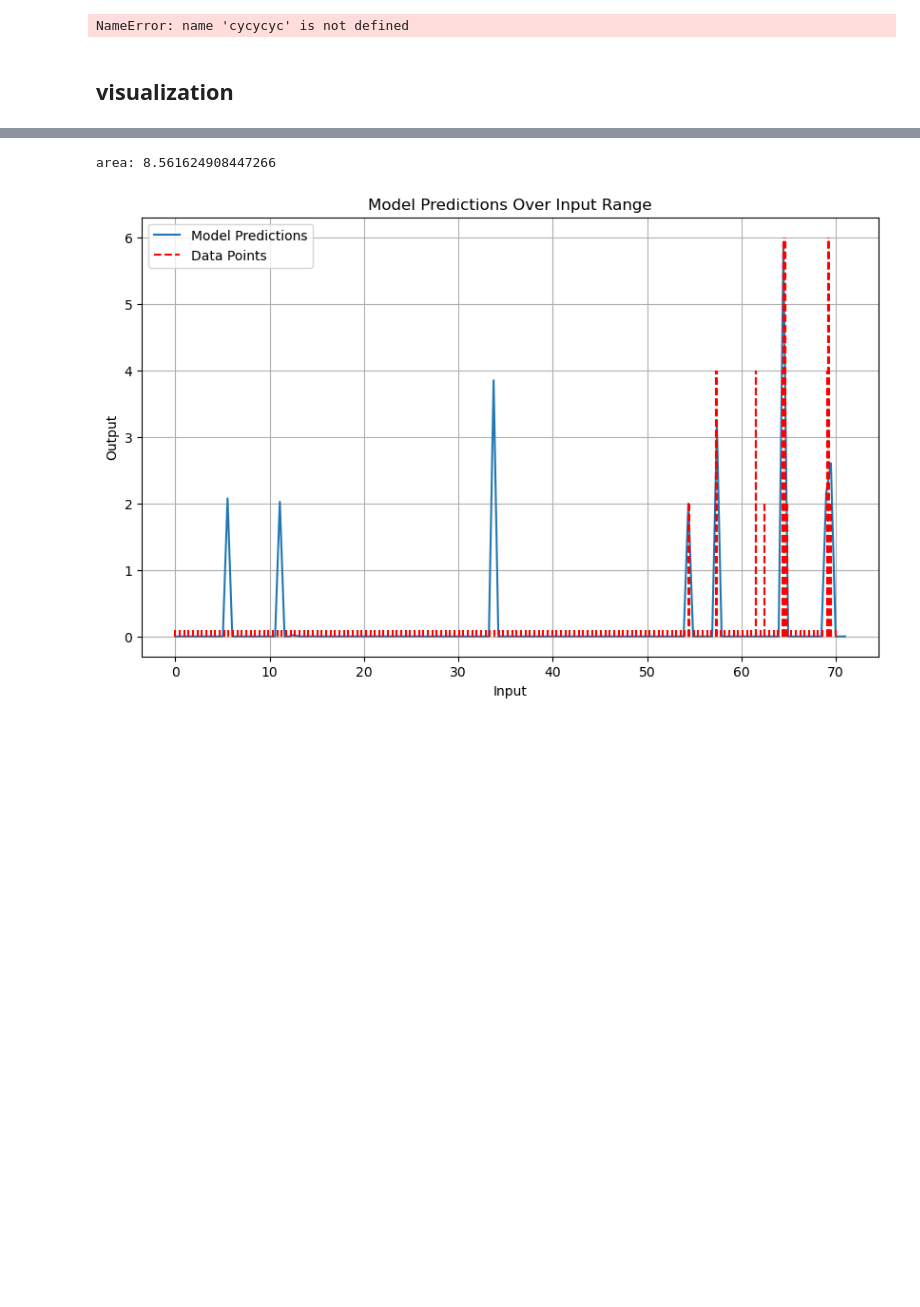
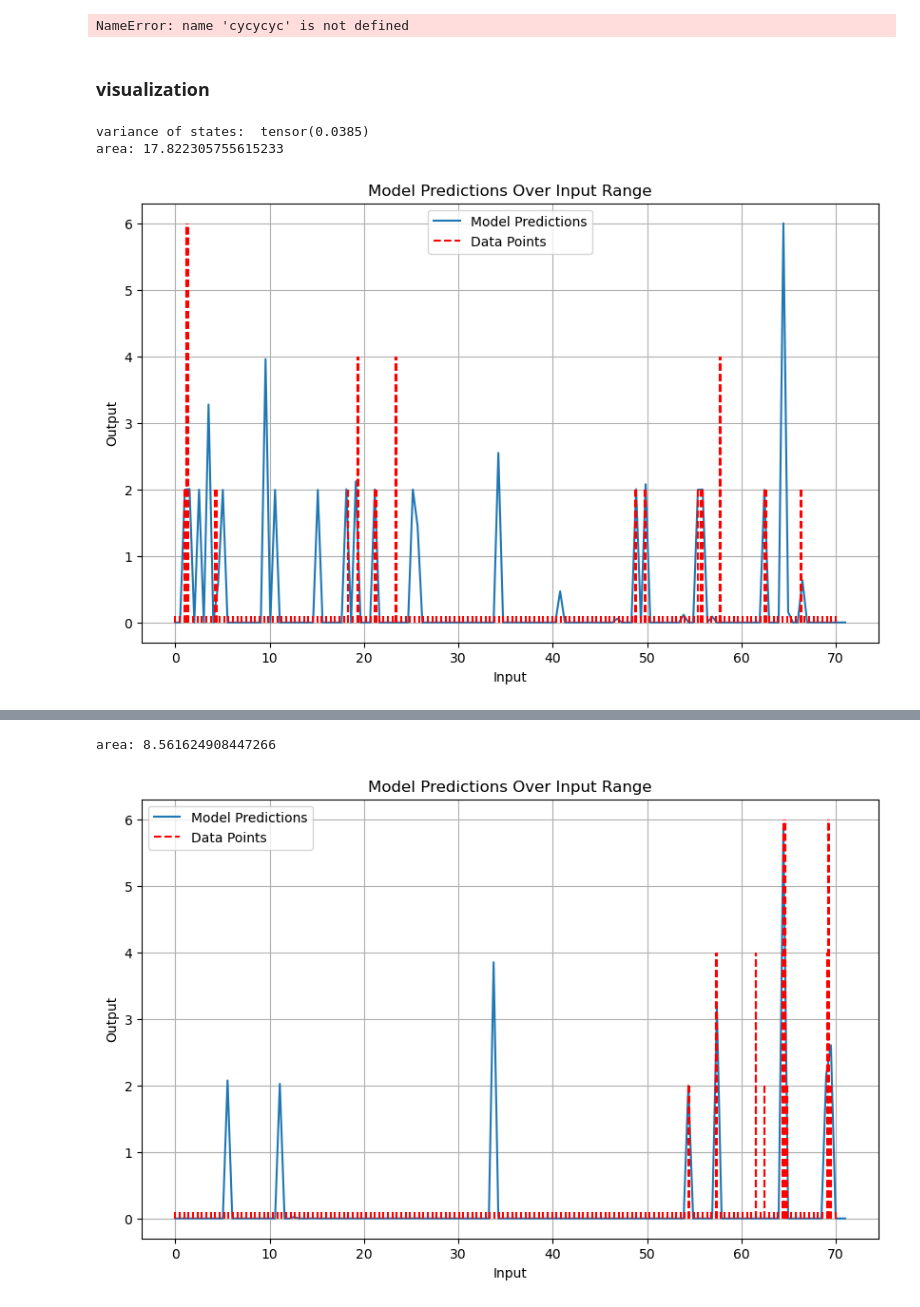
Before and after one commit to Thahit/Recommender_Sim, a Jupyter notebook: notebooks/explore_training.ipynb, the cells around one changed output, grey strips where cells are left out. Drawn from its saved outputs; the diff is of its cells as text; code cells hidden in the pictures; blank space fills up the shorter version.

Commit message:
feed in states for vusualization func approx

```diff
--- a/notebooks/explore_training.ipynb
+++ b/notebooks/explore_training.ipynb
@@ -167,7 +180,7 @@ dataloader_list = []
 for user in list_of_dicts:
     timestamps = user["timestamps"]
     means, logvars = user["user_means"], user["user_vars_log"]
-    dataset_for_user = TimestepFrequencyDataset(timestamps, num_random_points=150)
+    dataset_for_user = TimestepFrequencyDataset(timestamps, num_random_points=num_negatives)
 
     dataloader = DataLoader(dataset_for_user, batch_size=batchsize, shuffle=not train_sorted
                         )
@@ -175,4 +188,4 @@ for user in list_of_dicts:
     #steps_per_epoch += len(dataset) // batchsize
     #if len(dataset) % batchsize != 0:
     #    steps_per_epoch += 1
-steps_per_epoch = 221
+steps_per_epoch = 63# for 64b 80u, for 16b 20u: 221, for 64b u20: 63
@@ -181,5 +228,6 @@ steps_per_epoch = 221
 # %%
-width=96
+width=128
+state_consistancy_training = True
 intensity = {"model_hyp": {"layer_width": [width for _ in range(3)]}}
 state_dict = {"model_hyp": {"layer_width": [width for _ in range(4)],
                             "noise": 0},
@@ -188,7 +236,7 @@ state_dict = {"model_hyp": {"layer_width": [width for _ in range(4)],
 timecheat = False
 hyperparameter_dict = {"state_size": state_size, "state_model": state_dict,
         "intensity_model": intensity, "state_model_type": model_type, # simple
-        "time_embedding_size" :32, "max_freq": 40,
+        "time_embedding_size" :32, "max_freq": 70,
         }
 model = Toy_intensity_Comparer(hyperparameter_dict)
 print(model)
@@ -236,8 +285,10 @@ from simtrain.train import train_density_multiple_variational
 loss = partial(weighted_mse_loss, weight_pos=10)
 loss_func_kl=partial(utils.kl_divergence, mu2=0, sigma2=0.01)
 # %%
-train_density_multiple_variational(model, dataloader_list, criterion=weighted_mse_loss, state_size=state_size,
-                optimizer=optimizer, num_epochs=num_epochs, warmup_scheduler=warmup_scheduler,
-                loss_func_kl=loss_func_kl, kl_weight=.001, user_lr=.001, device=device, user_lr_decay=0.995,
-                loss_print_interval=15, warmup_period=warmup_period, lr_scheduler=lr_scheduler)
+results =train_density_multiple_variational(model, dataloader_list, criterion=weighted_mse_loss,
+            state_size=state_size, user_lr_decay=0.9950,
+            state_consistancy_training=state_consistancy_training, consistancy_weight=.5,
+            optimizer=optimizer, num_epochs=num_epochs, warmup_scheduler=warmup_scheduler,
+            loss_func_kl=loss_func_kl, kl_weight=.01, user_lr=.02, device=device,
+            loss_print_interval=25, warmup_period=warmup_period, lr_scheduler=lr_scheduler)
 # %% [output]
@@ -259,4 +310,50 @@ cycycyc
 # %% [output]
 NameError: name 'cycycyc' is not defined
 # %% [markdown]
-## visualization
+### visualization
+# %%
+selected_user = 14
+dataloader, variational_means, variational_logvar = dataloader_list[selected_user]
+dataset = dataloader.dataset
+x_range = np.linspace(0, 71, 71*2)  # Adjust the range as needed
+x_range_tensor = torch.tensor(x_range, dtype=torch.float32).unsqueeze(1)
+model.eval()
+with torch.no_grad():
+    if model_type == "ode":
+        raise NotImplementedError
+        state = torch.zeros((1, state_size))
+
+        predictions = []
+        for el in x_range:
+            out = model(state, el)
+            predictions.append(out[0])
+    else:
+        state = torch.tensor(variational_means).repeat(len(x_range),1)
+        predictions, states = model(state, x_range_tensor, return_new_state=True)
+        predictions = predictions.numpy()
+        print("variance of states: ", torch.var(states))
+
+print(f"area: {np.sum(predictions)*(72/200)}")
+# Plot the results
+plt.figure(figsize=(10, 6))
+plt.plot(x_range, predictions, label='Model Predictions')
+
+for i in range(len(dataset)):
+    sample = dataset[i]
+    x_pos= sample['timestep'].item()
+    height = torch.where(sample['frequency']>0, sample['frequency'], .1).item()
+    plt.plot([x_pos, x_pos], [0, height], linestyle='--', color='red')
+
+plt.plot([0, 0], [0, 0], color='red', linestyle='--', alpha=1.0, label='Data Points')
+
+#plt.scatter(x_train.numpy(), y_train.numpy(), color='red', label='Training Data')
+plt.xlabel('Input')
+plt.ylabel('Output')
+plt.title('Model Predictions Over Input Range')
+plt.legend()
+plt.grid(True)
+plt.show()
+# %% [output]
+variance of states:  tensor(0.0385)
+area: 17.822305755615233
+[figure, added]
```
Also changed, not shown: parts of 28 cells of this notebook, 1 other file.
